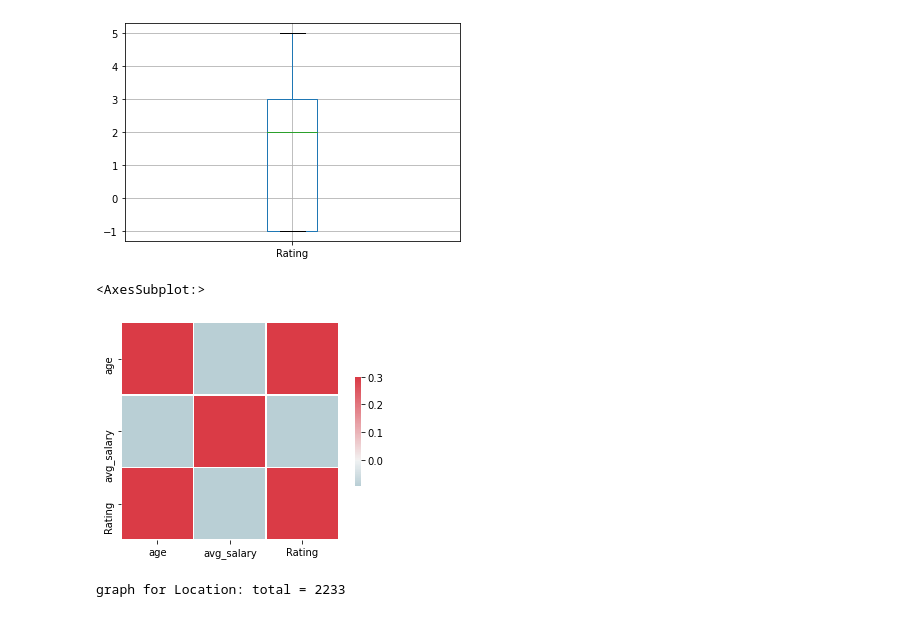
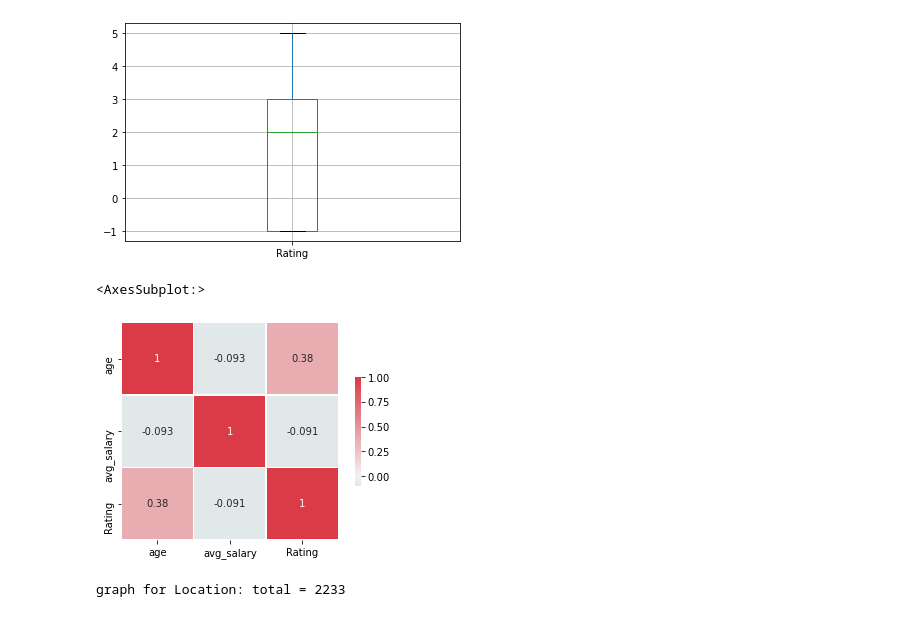
Before and after one commit to yiannimercer/career_salary_estimator, a Jupyter notebook: exploratory_data_analysis.ipynb, the cells around one changed output. Cells and saved outputs as stored; diff of their text form; code cells hidden in the pictures.

```diff
--- a/exploratory_data_analysis.ipynb
+++ b/exploratory_data_analysis.ipynb
@@ -327,11 +327,11 @@ df.boxplot(column = 'Rating')
 [figure]
 # %%
 cmap = sns.diverging_palette(220, 10, as_cmap = True)
-sns.heatmap(df[['age','avg_salary','Rating']].corr(), vmax =.3, center = 0, cmap = cmap,
+sns.heatmap(df[['age','avg_salary','Rating']].corr(), vmax = 1.0, center = 0, cmap = cmap, annot= True,
            square = True, linewidths = .5, cbar_kws = {"shrink":.5})
 # %% [output]
 <AxesSubplot:>
-[figure, old version]
+[figure, new version]
 # %%
 df_cat = df[['Location', 'Size','Type of ownership', 'Industry', 'Sector', 'Revenue', 'company_txt',
              'job_state','simplified_job_title', 'seniority']]
```
Also changed, not shown: 2 other files.
